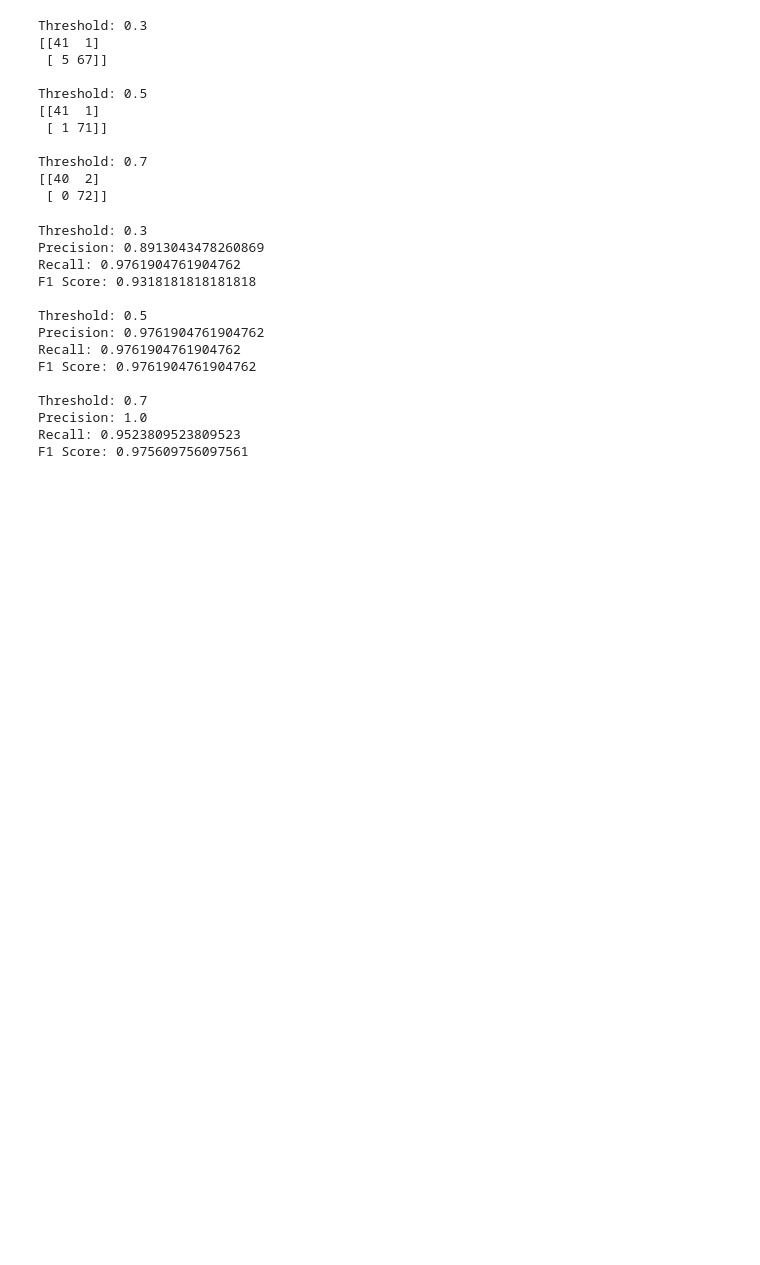
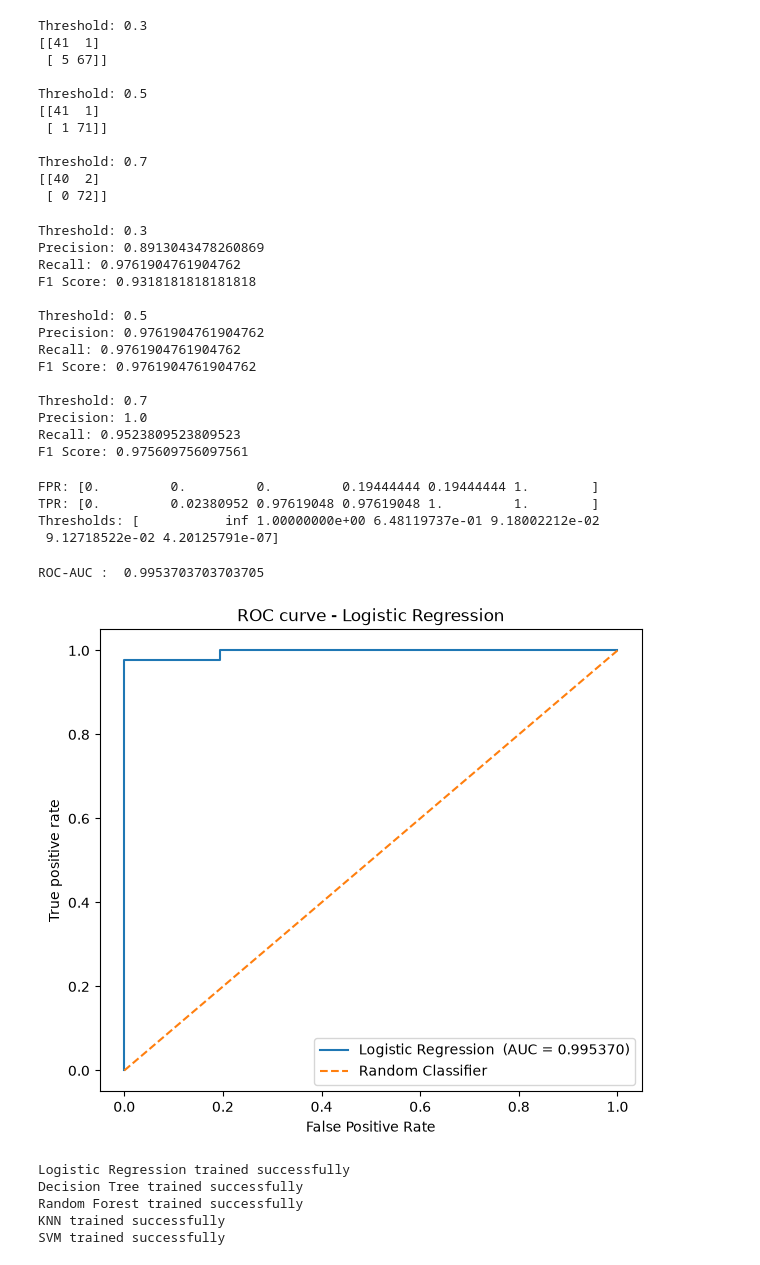
Before and after one commit to Ravi-Ratna-66/RAGForge, a Jupyter notebook: notebooks/11_model_evaluation.ipynb, the cells around one changed output. Drawn from its saved outputs; the diff is of its cells as text; code cells hidden in the pictures; blank space fills up the shorter version.

Commit message:
updated model_evalution

```diff
--- a/notebooks/11_model_evaluation.ipynb
+++ b/notebooks/11_model_evaluation.ipynb
@@ -177,3 +177,37 @@ Threshold: 0.7
 Precision: 1.0
 Recall: 0.9523809523809523
 F1 Score: 0.975609756097561
+# %%
+from sklearn.metrics import roc_curve, roc_auc_score
+fpr, tpr, thresholds = roc_curve(
+    y_test,
+    malignant_proba,
+    pos_label=0
+)
+
+print("FPR:", fpr)
+print("TPR:", tpr)
+print("Thresholds:", thresholds)
+# %% [output]
+FPR: [0.         0.         0.         0.19444444 0.19444444 1.        ]
+TPR: [0.         0.02380952 0.97619048 0.97619048 1.         1.        ]
+Thresholds: [           inf 1.00000000e+00 6.48119737e-01 9.18002212e-02
+ 9.12718522e-02 4.20125791e-07]
+# %%
+y_test_malignant = (y_test == 0).astype(int)
+roc_auc = roc_auc_score(y_test_malignant,malignant_proba)
+print("ROC-AUC : ",roc_auc)
+# %% [output]
+ROC-AUC :  0.9953703703703705
+# %%
+import matplotlib.pyplot as plt
+plt.figure(figsize=(7,6))
+plt.plot(fpr,tpr,label=f"Logistic Regression  (AUC = {roc_auc:3f})")
+plt.plot([0,1],[0,1],linestyle="--",label="Random Classifier")
+plt.xlabel("False Positive Rate")
+plt.ylabel("True positive rate")
+plt.title("ROC curve - Logistic Regression")
+plt.legend()
+plt.show()
+# %% [output]
+[figure, added]
@@ -179,0 +262,12 @@ F1 Score: 0.975609756097561
+# %%
+for name, model in models.items():
+
+    model.fit(X_train, y_train)
+
+    print(f"{name} trained successfully")
+# %% [output]
+Logistic Regression trained successfully
+Decision Tree trained successfully
+Random Forest trained successfully
+KNN trained successfully
+SVM trained successfully
```
Also changed, not shown: parts of 2 cells of this notebook.
